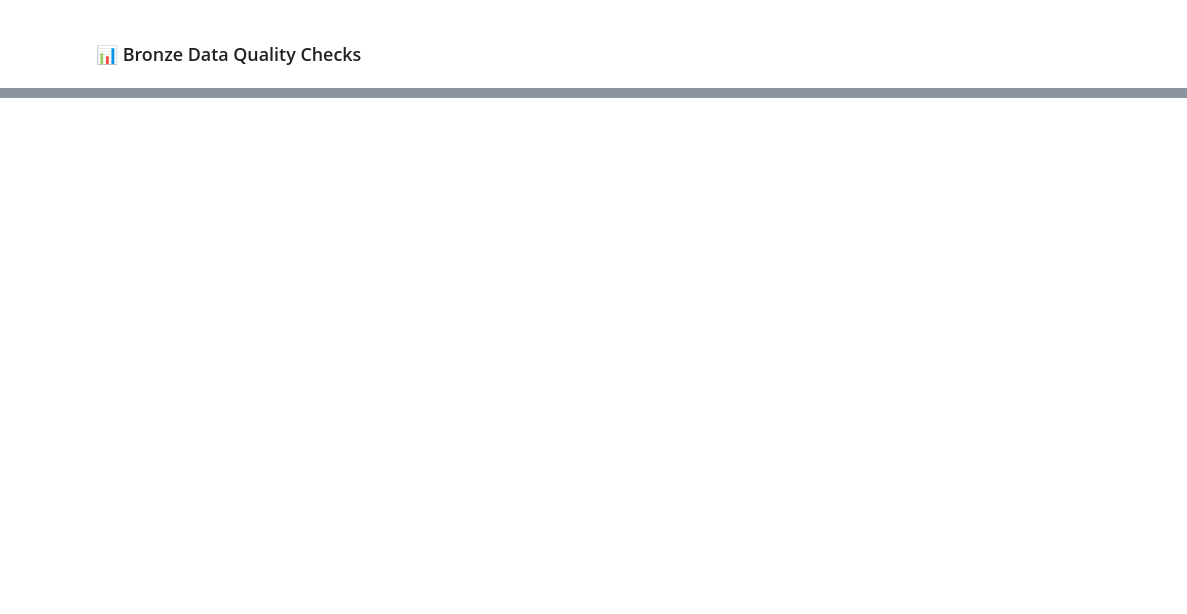
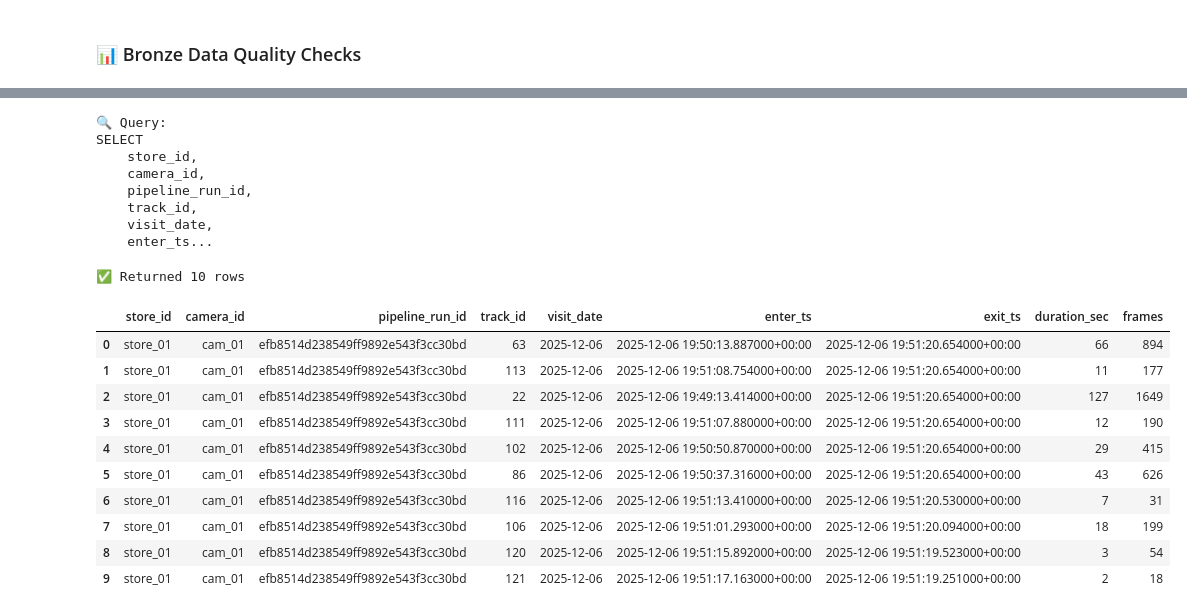
Before and after one commit to hungfnguyen/retail-video-analytics, a Jupyter notebook: notebooks/data_exploration.ipynb, the cells around one changed output, grey strips where cells are left out. Drawn from its saved outputs; the diff is of its cells as text; code cells hidden in the pictures; blank space fills up the shorter version.

```diff
--- a/notebooks/data_exploration.ipynb
+++ b/notebooks/data_exploration.ipynb
@@ -334,0 +414,38 @@ SELECT
+# %%
+df_gold_sample = query("""
+SELECT
+    store_id,
+    camera_id,
+    pipeline_run_id,
+    track_id,
+    visit_date,
+    enter_ts,
+    exit_ts,
+    duration_sec,
+    frames
+FROM lakehouse.rva.gold_track_summary
+ORDER BY exit_ts DESC
+LIMIT 10
+""")
+df_gold_sample
+# %% [output]
+🔍 Query:
+SELECT
+    store_id,
+    camera_id,
+    pipeline_run_id,
+    track_id,
+    visit_date,
+    enter_ts...
+✅ Returned 10 rows
+|  | store_id | camera_id | pipeline_run_id | track_id | visit_date | enter_ts | exit_ts | duration_sec | frames |
+| 0 | store_01 | cam_01 | efb8514d238549ff9892e543f3cc30bd | 63 | 2025-12-06 | 2025-12-06 19:50:13.887000+00:00 | 2025-12-06 19:51:20.654000+00:00 | 66 | 894 |
+| 1 | store_01 | cam_01 | efb8514d238549ff9892e543f3cc30bd | 113 | 2025-12-06 | 2025-12-06 19:51:08.754000+00:00 | 2025-12-06 19:51:20.654000+00:00 | 11 | 177 |
+| 2 | store_01 | cam_01 | efb8514d238549ff9892e543f3cc30bd | 22 | 2025-12-06 | 2025-12-06 19:49:13.414000+00:00 | 2025-12-06 19:51:20.654000+00:00 | 127 | 1649 |
+| 3 | store_01 | cam_01 | efb8514d238549ff9892e543f3cc30bd | 111 | 2025-12-06 | 2025-12-06 19:51:07.880000+00:00 | 2025-12-06 19:51:20.654000+00:00 | 12 | 190 |
+| 4 | store_01 | cam_01 | efb8514d238549ff9892e543f3cc30bd | 102 | 2025-12-06 | 2025-12-06 19:50:50.870000+00:00 | 2025-12-06 19:51:20.654000+00:00 | 29 | 415 |
+| 5 | store_01 | cam_01 | efb8514d238549ff9892e543f3cc30bd | 86 | 2025-12-06 | 2025-12-06 19:50:37.316000+00:00 | 2025-12-06 19:51:20.654000+00:00 | 43 | 626 |
+| 6 | store_01 | cam_01 | efb8514d238549ff9892e543f3cc30bd | 116 | 2025-12-06 | 2025-12-06 19:51:13.410000+00:00 | 2025-12-06 19:51:20.530000+00:00 | 7 | 31 |
+| 7 | store_01 | cam_01 | efb8514d238549ff9892e543f3cc30bd | 106 | 2025-12-06 | 2025-12-06 19:51:01.293000+00:00 | 2025-12-06 19:51:20.094000+00:00 | 18 | 199 |
+| 8 | store_01 | cam_01 | efb8514d238549ff9892e543f3cc30bd | 120 | 2025-12-06 | 2025-12-06 19:51:15.892000+00:00 | 2025-12-06 19:51:19.523000+00:00 | 3 | 54 |
+| 9 | store_01 | cam_01 | efb8514d238549ff9892e543f3cc30bd | 121 | 2025-12-06 | 2025-12-06 19:51:17.163000+00:00 | 2025-12-06 19:51:19.251000+00:00 | 2 | 18 |
```
Also changed, not shown: parts of 22 cells of this notebook, 9 other files.
